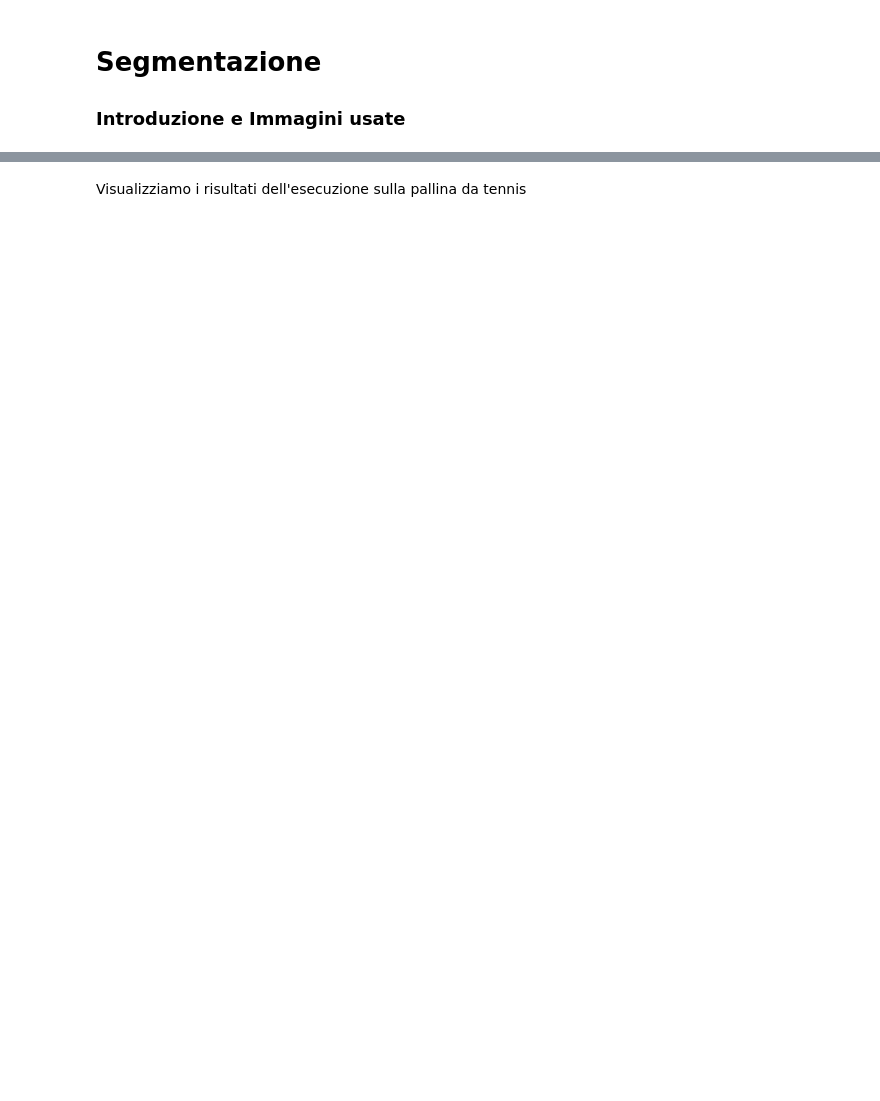
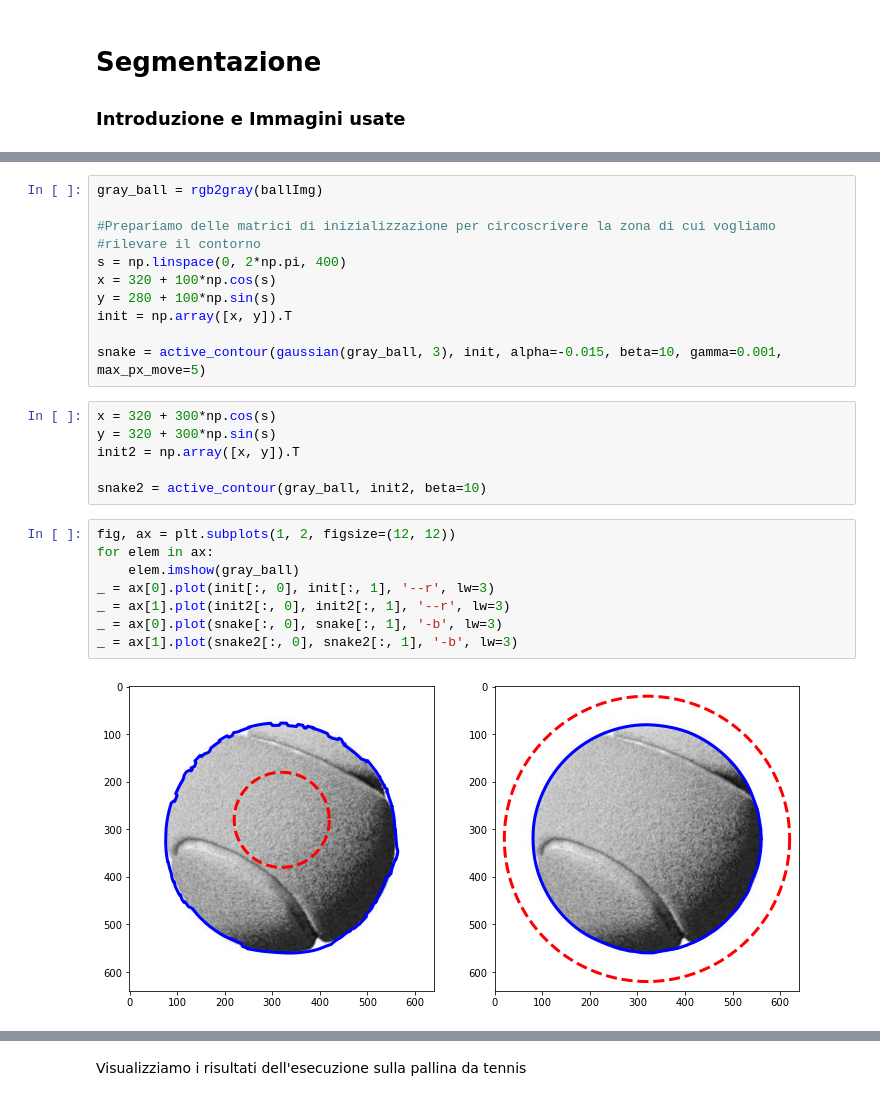
Before and after one commit to lucab1705/Image_Segmentation_Python, a Jupyter notebook: segmentation.ipynb, the cells around one changed output, grey strips where cells are left out. Drawn from its saved outputs; the diff is of its cells as text; blank space fills up the shorter version.

```diff
--- a/segmentation.ipynb
+++ b/segmentation.ipynb
@@ -23,0 +30,27 @@ _ = ax[1].imshow(moveImg)
+# %%
+gray_ball = rgb2gray(ballImg)
+
+#Prepariamo delle matrici di inizializzazione per circoscrivere la zona di cui vogliamo
+#rilevare il contorno
+s = np.linspace(0, 2*np.pi, 400)
+x = 320 + 100*np.cos(s)
+y = 280 + 100*np.sin(s)
+init = np.array([x, y]).T
+
+snake = active_contour(gaussian(gray_ball, 3), init, alpha=-0.015, beta=10, gamma=0.001, max_px_move=5)
+# %%
+x = 320 + 300*np.cos(s)
+y = 320 + 300*np.sin(s)
+init2 = np.array([x, y]).T
+
+snake2 = active_contour(gray_ball, init2, beta=10)
+# %%
+fig, ax = plt.subplots(1, 2, figsize=(12, 12))
+for elem in ax:
+    elem.imshow(gray_ball)
+_ = ax[0].plot(init[:, 0], init[:, 1], '--r', lw=3)
+_ = ax[1].plot(init2[:, 0], init2[:, 1], '--r', lw=3)
+_ = ax[0].plot(snake[:, 0], snake[:, 1], '-b', lw=3)
+_ = ax[1].plot(snake2[:, 0], snake2[:, 1], '-b', lw=3)
+# %% [output]
+[figure, added]
```
Also changed, not shown: parts of 14 cells of this notebook.
